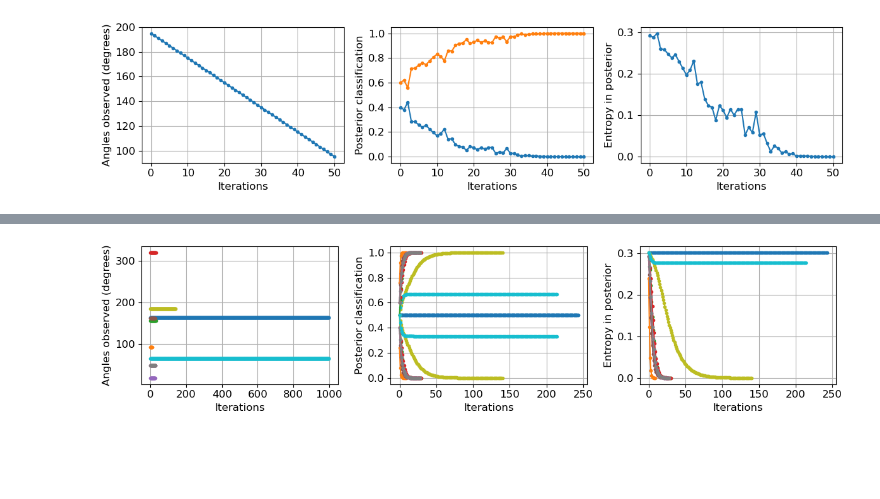
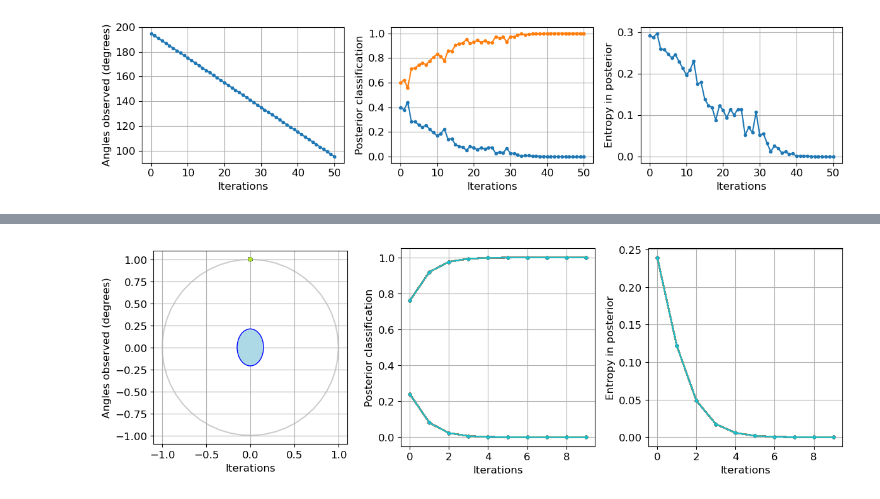
Before and after one commit to aditya-uw/infotaxis-sandbox, a Jupyter notebook: daily_notebooks/20250804__hmm_model_spheroid_vs_sphere_ITERATE.ipynb, the cells around one changed output, grey strips where cells are left out. Drawn from its saved outputs; the diff is of its cells as text; code cells hidden in the pictures; blank space fills up the shorter version.

```diff
--- a/daily_notebooks/20250804__hmm_model_spheroid_vs_sphere_ITERATE.ipynb
+++ b/daily_notebooks/20250804__hmm_model_spheroid_vs_sphere_ITERATE.ipynb
@@ -739,16 +739,16 @@ fig.tight_layout()
 [figure]
 # %%
 max_iter = 1000
-num_trials = 10
+num_trials = 100
 classification_threshold = 1.0
-candidate_angle_steps = np.array([5, 15, 45, 90])
+candidate_angle_steps = np.array([5, 45])
 true_target_L = target_ARs[1]*2*a
 state_angle_step = 5
 prior_class_prob = np.ones(target_ARs.shape[0]) * 1/2
 
 first_state = 0
 last_state = 360
-initial_states = np.random.uniform(low=first_state, high=last_state, size=num_trials)
+initial_states = np.ones(num_trials) * 90 # np.random.uniform(low=first_state, high=last_state, size=num_trials)
 # %%
 current_belief_posteriors_per_trial = np.full((num_trials, max_iter, target_ARs.shape[0]), np.nan)
 current_belief_entropies_per_trial = np.full((num_trials, max_iter), np.nan)
@@ -1095,12 +1069,4 @@ f'Avg time to complete trial: {time_to_complete_per_trial[~np.isnan(time_to_comp
 # %%
-max_iter = 1000
-num_trials = 10
-classification_threshold = 1.0
-candidate_angle_steps = np.array([-10, 90])
-true_target_L = target_ARs[1]*2*a
-state_angle_step = 5
-prior_class_prob = np.ones(target_ARs.shape[0]) * 1/2
-
 current_belief_posteriors_per_trial = np.full((num_trials, max_iter, target_ARs.shape[0]), np.nan)
 current_belief_entropies_per_trial = np.full((num_trials, max_iter), np.nan)
 states_tracked_per_trial = np.zeros((num_trials, max_iter))
@@ -1254,26 +1152,51 @@ Moving to: 65.16060861719838
 # %%
-fig, ax_all = plt.subplots(1, 3, figsize=(4*3, 3))
+fig, ax_all = plt.subplots(1, 3, figsize=(4*3, 4))
 plt.rcParams.update({'font.size':12})
 
 ax = ax_all[0]
-ax.plot(states_tracked_per_trial[:,:].T, marker='.')
+states_in_radians = np.deg2rad(states_tracked_per_trial[:,:].T)
+all_angles = np.linspace(0, 2*np.pi)
+x = np.cos(states_in_radians)
+y = np.sin(states_in_radians)
+num_steps = x.shape[0]
+step_indices = np.arange(num_steps)
+
+for trial in range(x.shape[1]):
+    norm = colors.Normalize(vmin=0, vmax=time_to_complete_per_trial[trial])
+    cmap = cm.viridis
+    color_vals = cmap(norm(step_indices))
+    ax.scatter(x[:, trial], y[:, trial], color=color_vals, s=15, zorder=2)
+
+ax.plot(np.cos(all_angles), np.sin(all_angles), color='k', alpha=0.2, zorder=1)
+
+# Define ellipse parameters
+width = 2*a  # width
+height = true_target_L  # height
+ellipse_angle = 0
+# Create the ellipse patch
+ellipse = patches.Ellipse(
+    (0, 0), width, height, angle=ellipse_angle,
+    facecolor='lightblue', edgecolor='blue', zorder=2)
+ax.add_patch(ellipse)
+
 ax.set_ylabel('Angles observed (degrees)')
 ax.set_xlabel('Iterations')
 ax.grid(which='both')
+ax.set_aspect('equal')
 
 ax = ax_all[1]
 for target_num in range(target_ARs.shape[0]):
     ax.plot(current_belief_posteriors_per_trial[:,:,target_num].T, marker='.')
 ax.set_ylabel('Posterior classification')
 ax.set_xlabel('Iterations')
 ax.grid(which='both')
 
 ax = ax_all[2]
 ax.plot(current_belief_entropies_per_trial[:,:].T, marker='.')
 ax.set_ylabel('Entropy in posterior')
 ax.set_xlabel('Iterations')
 ax.grid(which='both')
 
 fig.tight_layout()
 # %% [output]
-[figure, old version]
+[figure, new version]
```
Also changed, not shown: parts of 14 cells of this notebook.
